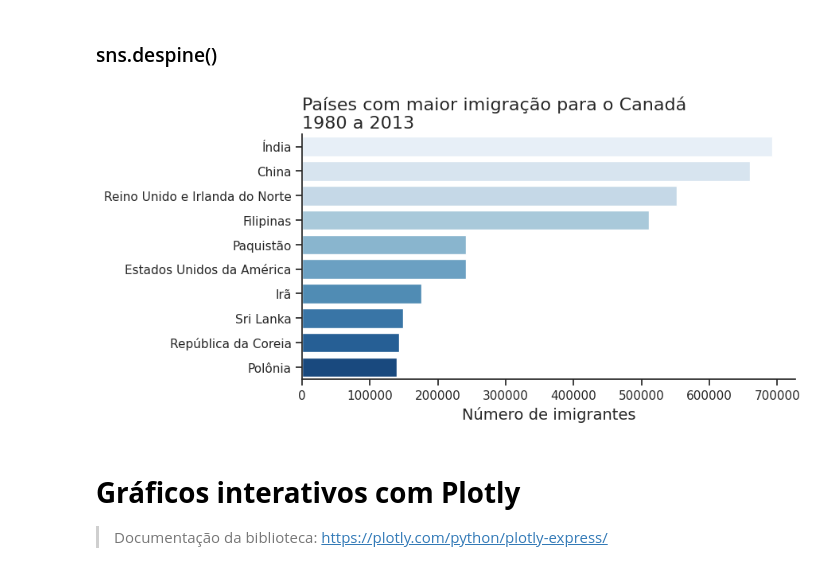
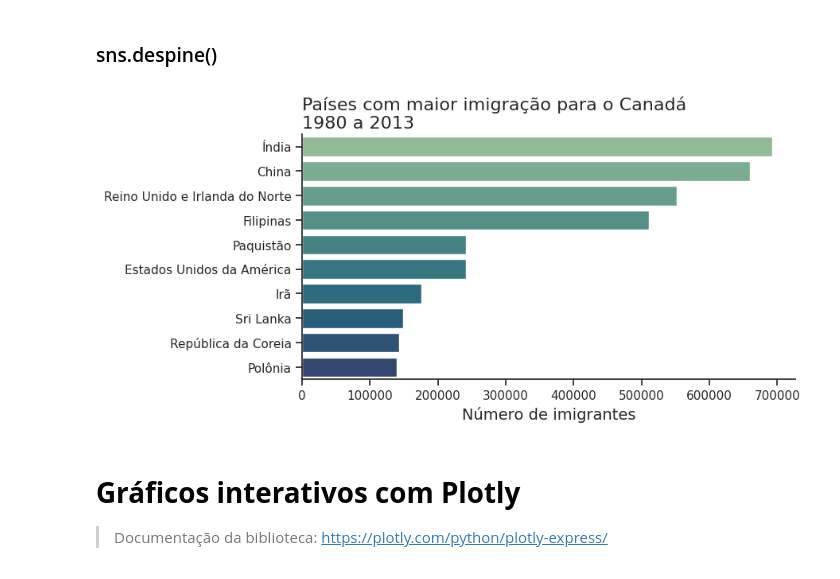
Before and after one commit to AdrianoLink-DataScience/bibliotecas_visualizacao, a Jupyter notebook: tratamento_e_visualização_de_dados.ipynb, the cells around one changed output. Drawn from its saved outputs; the diff is of its cells as text; code cells hidden in the pictures.

```diff
--- a/tratamento_e_visualização_de_dados.ipynb
+++ b/tratamento_e_visualização_de_dados.ipynb
@@ -1090,28 +1090,28 @@ gerar_grafico_paleta('tab10')
 ### sns.despine()
 # %%
 #Criando a figura
-palette = 'Blues'
+palette = 'crest'
 
 fig, ax = plt.subplots(figsize=(8,4))
 sns.barplot(data=top_10,
         y=top_10.index,
         x='Total',
         orient='h',
         palette=palette,
         hue=top_10.index,
         legend=False,
         ax=ax
 )
 
 # Personalizando
 ax.set_title('Países com maior imigração para o Canadá\n1980 a 2013', loc='left', fontsize=16)
 ax.set_xlabel('Número de imigrantes', fontsize=14)
 ax.set_ylabel('')
 sns.despine()
 
 plt.show()
 # %% [output]
-[figure, old version]
+[figure, new version]
 # %% [markdown]
 # **Gráficos interativos com Plotly**
 > Documentação da biblioteca: https://plotly.com/python/plotly-express/
```
